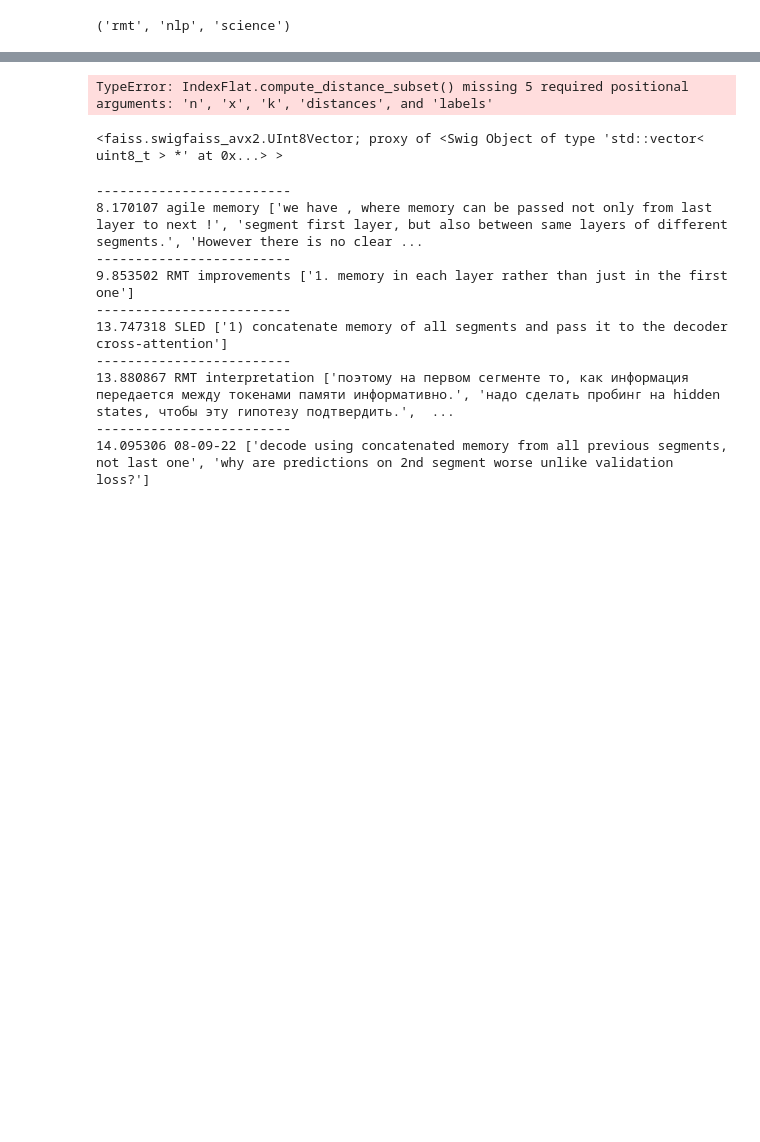
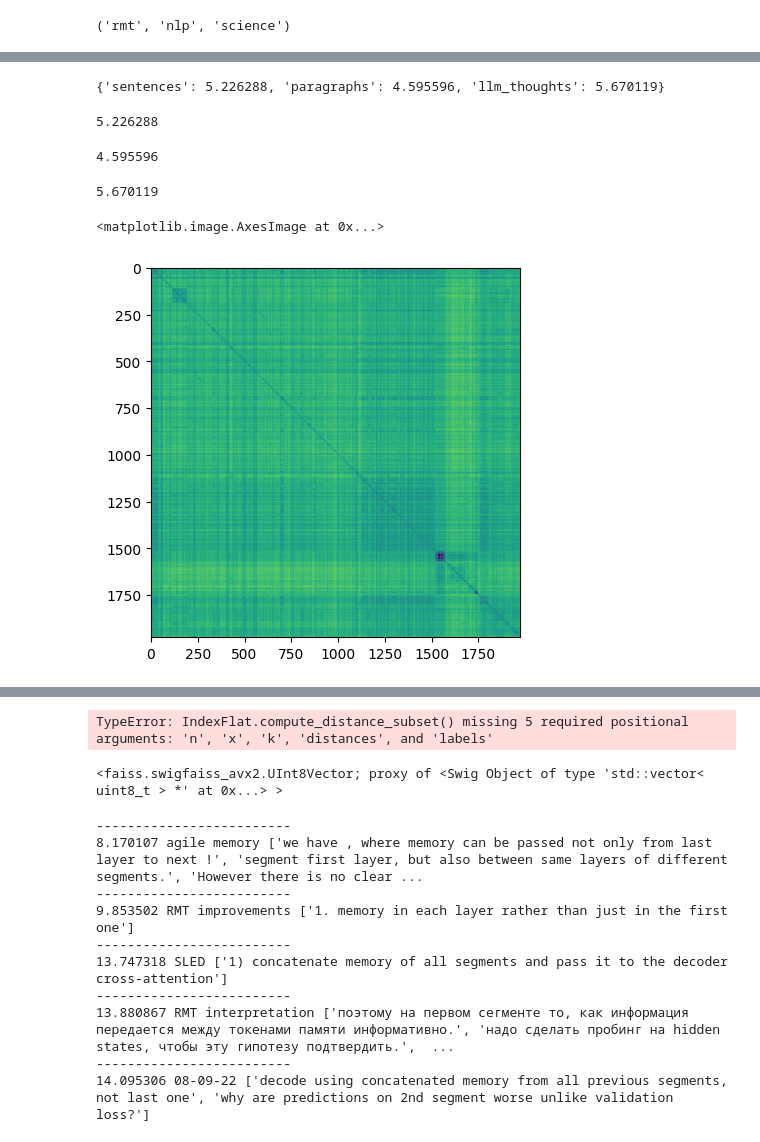
Before and after one commit to booydar/note-bot, a Jupyter notebook: notebooks/thoughts_refactor.ipynb, the cells around one changed output, grey strips where cells are left out. Drawn from its saved outputs; the diff is of its cells as text; code cells hidden in the pictures; blank space fills up the shorter version.

Commit message:
minor improvements in thought managing

```diff
--- a/notebooks/thoughts_refactor.ipynb
+++ b/notebooks/thoughts_refactor.ipynb
@@ -327,7 +356,7 @@ re.sub("[^a-zA-Zа-яА-Я \-]", '', name)
 # loaded = parse_folder("/home/booydar/sync/obsidian-db", len_thr=40)
 # %%
 tm = NoteManager(db_path="/home/booydar/Sync/obsidian-db-test",
-                    device='cpu',
+                    device='cuda',
                     save_path="./saved_thoughts",
                     batch_size=64,
                     # from_scratch=True
@@ -386,0 +521,37 @@ for n in nearest:
+# %%
+self.md
+# %% [output]
+{'sentences': 5.226288, 'paragraphs': 4.595596, 'llm_thoughts': 5.670119}
+# %%
+by_field = 'sentences'
+index = tm.index[by_field]
+emb = index.reconstruct_batch(range(index.ntotal))
+pd = pairwise_distances(emb, emb)
+pd[pd > 0].mean()
+# %% [output]
+5.226288
+# %%
+by_field = 'paragraphs'
+index = tm.index[by_field]
+emb = index.reconstruct_batch(range(index.ntotal))
+pd = pairwise_distances(emb, emb)
+pd[pd > 0].mean()
+# %% [output]
+4.595596
+# %%
+by_field = 'llm_thoughts'
+index = tm.index[by_field]
+emb = index.reconstruct_batch(range(index.ntotal))
+pd = pairwise_distances(emb, emb)
+pd[pd > 0].mean()
+# %% [output]
+5.670119
+# %%
+by_field = 'sentences'
+index = tm.index[by_field]
+emb = index.reconstruct_batch(range(index.ntotal))
+pd = pairwise_distances(emb, emb)
+plt.imshow(pd)
+# %% [output]
+<matplotlib.image.AxesImage at 0x...>
+[figure, added]
```
Also changed, not shown: parts of 32 cells of this notebook, 1 other file.
